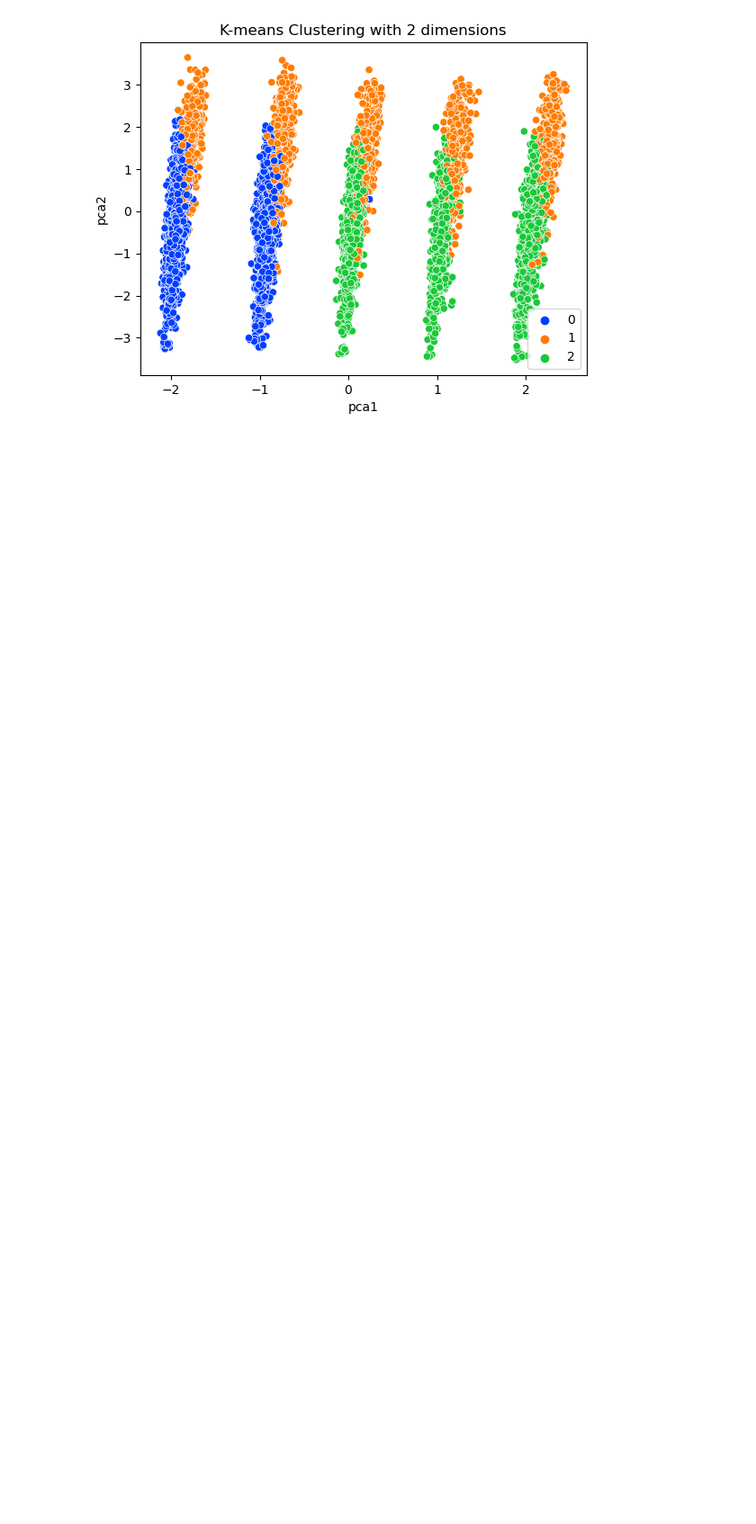
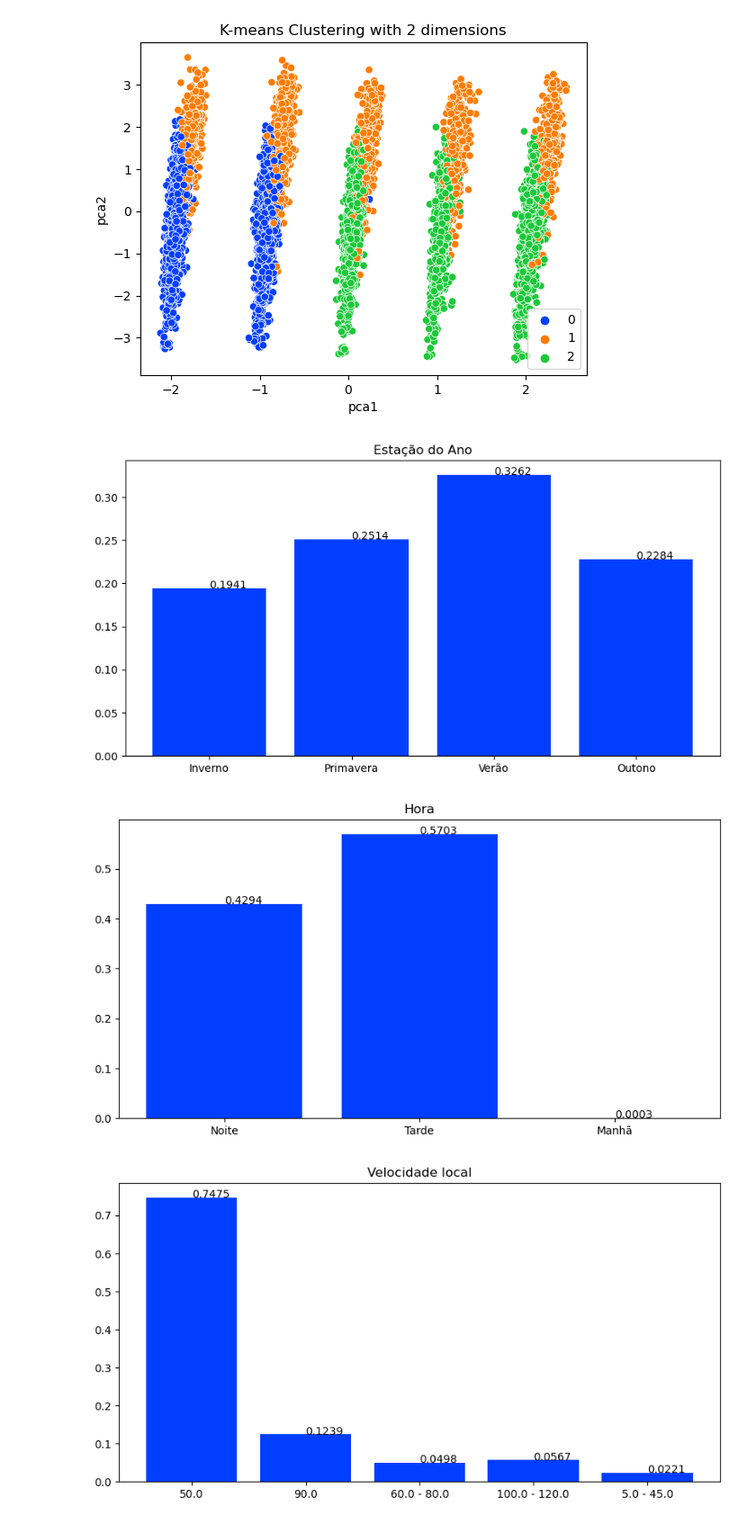
Before and after one commit to dfmce-iscte/ProjetoIAA, a Jupyter notebook: projeto_cosme.ipynb, the cells around one changed output. Shown: that part at 90% size. Saved outputs shown, nothing was run; the diff lists cells and outputs as text; code cells hidden in the pictures; blank space fills up the shorter version.

```diff
--- a/projeto_cosme.ipynb
+++ b/projeto_cosme.ipynb
@@ -511,6 +511,24 @@ def plot_seasonal(result):
         plt.ylim(0,0.35)
     plt.show()
 
+def makeDistribuitionBar(df_bar):
+    for wyd in df_bar.columns:
+        zed=df_bar[wyd].unique()
+        new_array = [item for item in zed if not(pd.isnull(item)) == True]
+        listX=[]
+        listY=[]
+        for x in new_array:
+            df_test=df_bar[df_bar[wyd]==x].shape[0]
+            listX.append(x)
+            listY.append(df_test/df_bar.shape[0])
+        fig = plt.figure(figsize = (10,5))
+        ax1 = fig.add_subplot(1, 1, 1)
+        ax1.bar(listX,listY)
+        ax1.set_title(wyd)
+        addlabels(listX,listY)
+        plt.show()
+
+
 features_transformado_para_remover = ["Id. Acidente", "Dia", "Entidades Fiscalizadoras", "Velocidade geral", "Latitude GPS","Longitude GPS","Concelho","Freguesia","Pov. Proxima",
                                       "Nome arruamento","Tipos Vias","Cod Via","Km","Obras Arte","Obstáculos","Sentidos","Sinais","Sinais Luminosos","Tipo Piso","Traçado 4","Via Trânsito"]
 # %%
@@ -598,3 +616,13 @@ res_clusters_1 = kmeans_scatterplot(res[1],3)
 [figure]
 # %%
 add_cluster_column_to_df(res[0],res_clusters,'kmeans (k=4)').to_excel('clusters.xlsx')
+# %%
+df_cluster = open_sheet('clusters.xlsx')
+# %%
+df_c1 = df_cluster[df_cluster['kmeans (k=3)'] == 0]
+df_c1 = remove_df_unnamed(df_c1)
+makeDistribuitionBar(df_c1)
+# %% [output]
+[figure, added]
+[figure, added]
+[figure, added]
```
Also changed, not shown: parts of 1 cell of this notebook, 2 other files.
